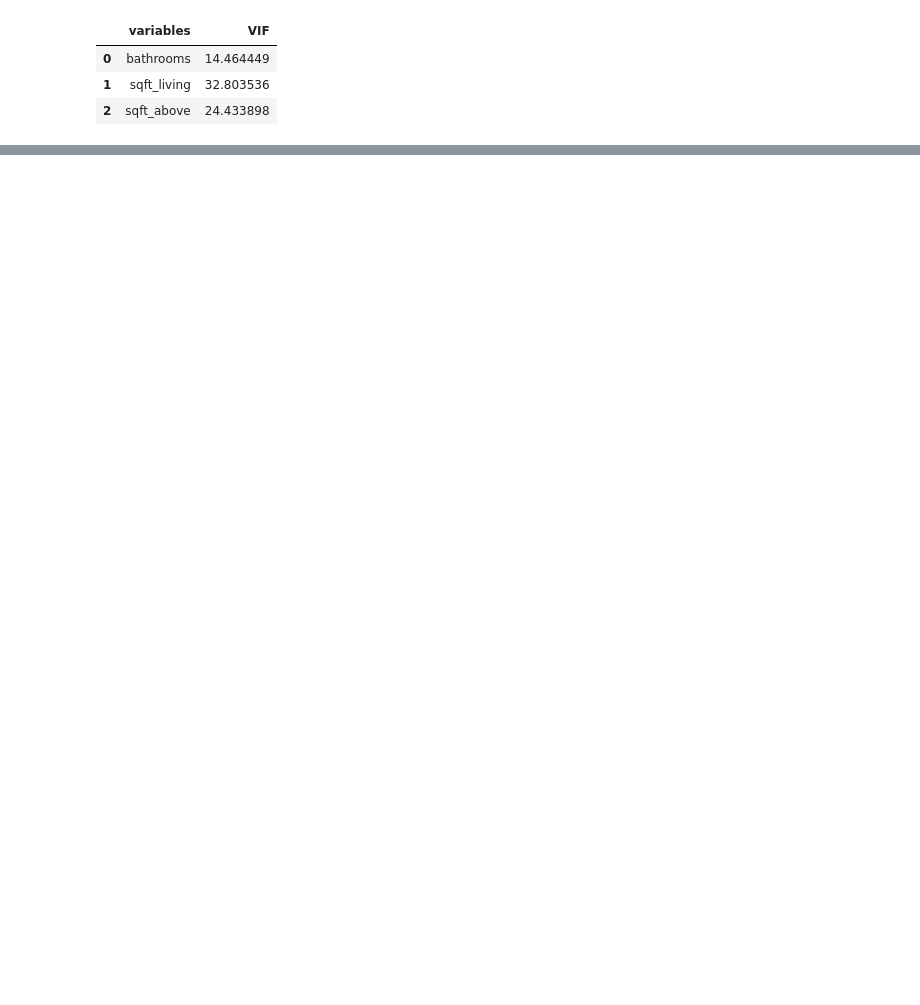
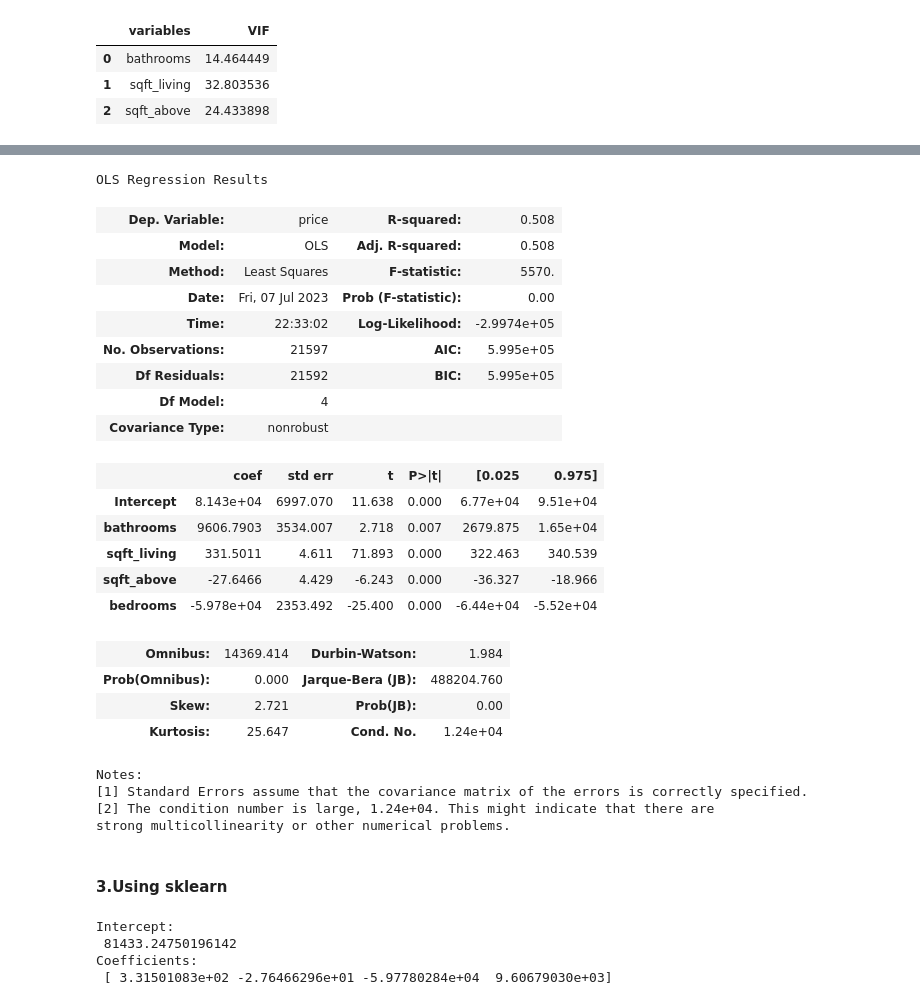
Before and after one commit to linusg46/Ghost_housing_Project, a Jupyter notebook: student.ipynb, the cells around one changed output, grey strips where cells are left out. Drawn from its saved outputs; the diff is of its cells as text; code cells hidden in the pictures; blank space fills up the shorter version.

```diff
--- a/student.ipynb
+++ b/student.ipynb
@@ -563,0 +587,32 @@ calc_vif(X)
+# %%
+formula="price ~  + bathrooms + sqft_living + sqft_above + bedrooms"
+model =ols(formula=formula, data=Housing).fit()
+lin_result = model.summary()
+lin_result
+# %% [output]
+OLS Regression Results
+| Dep. Variable: | price | R-squared: | 0.508 |
+| Model: | OLS | Adj. R-squared: | 0.508 |
+| Method: | Least Squares | F-statistic: | 5570. |
+| Date: | Fri, 07 Jul 2023 | Prob (F-statistic): | 0.00 |
+| Time: | 22:33:02 | Log-Likelihood: | -2.9974e+05 |
+| No. Observations: | 21597 | AIC: | 5.995e+05 |
+| Df Residuals: | 21592 | BIC: | 5.995e+05 |
+| Df Model: | 4 |  |  |
+| Covariance Type: | nonrobust |  |  |
+|  | coef | std err | t | P>|t| | [0.025 | 0.975] |
+| Intercept | 8.143e+04 | 6997.070 | 11.638 | 0.000 | 6.77e+04 | 9.51e+04 |
+| bathrooms | 9606.7903 | 3534.007 | 2.718 | 0.007 | 2679.875 | 1.65e+04 |
+| sqft_living | 331.5011 | 4.611 | 71.893 | 0.000 | 322.463 | 340.539 |
+| sqft_above | -27.6466 | 4.429 | -6.243 | 0.000 | -36.327 | -18.966 |
+| bedrooms | -5.978e+04 | 2353.492 | -25.400 | 0.000 | -6.44e+04 | -5.52e+04 |
+| Omnibus: | 14369.414 | Durbin-Watson: | 1.984 |
+| Prob(Omnibus): | 0.000 | Jarque-Bera (JB): | 488204.760 |
+| Skew: | 2.721 | Prob(JB): | 0.00 |
+| Kurtosis: | 25.647 | Cond. No. | 1.24e+04 |
+Notes:
+[1] Standard Errors assume that the covariance matrix of the errors is correctly specified.
+[2] The condition number is large, 1.24e+04. This might indicate that there are
+strong multicollinearity or other numerical problems.
+# %% [markdown]
+#### 3.Using sklearn
@@ -563,0 +622,15 @@ calc_vif(X)
+# %%
+x = Housing[['sqft_living','sqft_above' ,'bedrooms' ,'bathrooms']]
+y = Housing['price']
+
+# with sklearn
+regr = linear_model.LinearRegression()
+regr.fit(x, y)
+
+print('Intercept: \n', regr.intercept_)
+print('Coefficients: \n', regr.coef_)
+# %% [output]
+Intercept:
+ 81433.24750196142
+Coefficients:
+ [ 3.31501083e+02 -2.76466296e+01 -5.97780284e+04  9.60679030e+03]
```
Also changed, not shown: parts of 20 cells of this notebook.
